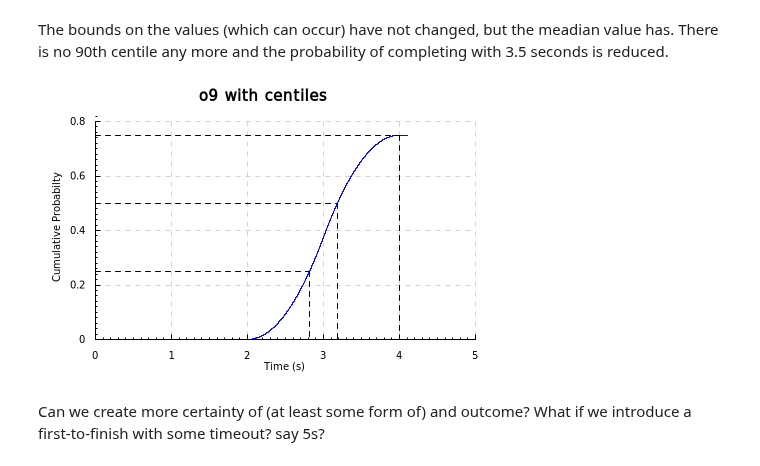
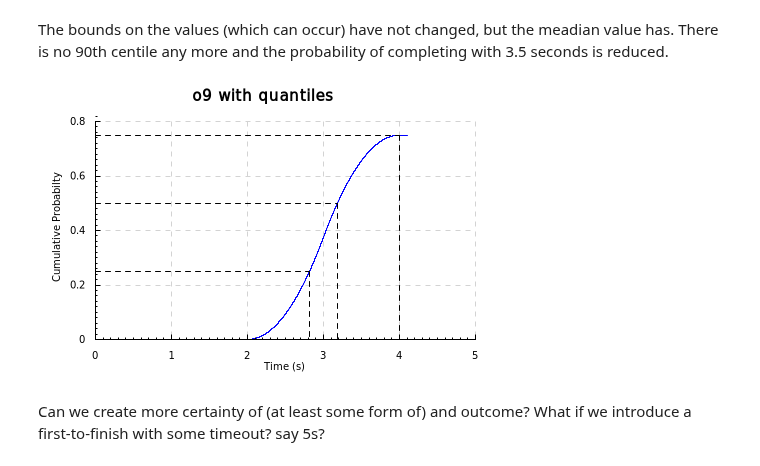
Before and after one commit to DeltaQ-SD/deltaq, a Jupyter notebook: doc/iHaskell-Notebooks/Features/01 - Introduction.ipynb, the cells around one changed output. Cells and saved outputs as stored; diff of their text form; code cells hidden in the pictures.

Commit message:
fixed plot title

```diff
--- a/doc/iHaskell-Notebooks/Features/01 - Introduction.ipynb
+++ b/doc/iHaskell-Notebooks/Features/01 - Introduction.ipynb
@@ -119,9 +119,9 @@ o9 = choice 0.75 o8 never
 # %% [markdown]
 The bounds on the values (which can occur) have not changed, but the meadian value has. There is no 90th centile any more and the probability of completing with 3.5 seconds is reduced.
 # %%
-toRenderable $ plotCDFWithQuantiles "o9 with centiles"  [0.25, 0.5, 0.75, 0.9] o9
+toRenderable $ plotCDFWithQuantiles "o9 with quantiles"  [0.25, 0.5, 0.75, 0.9] o9
 # %% [output]
-[figure, old version]
+[figure, new version]
 # %% [markdown]
 Can we create more certainty of (at least some form of) and outcome?
 What if we introduce a first-to-finish with some timeout? say 5s?
```
